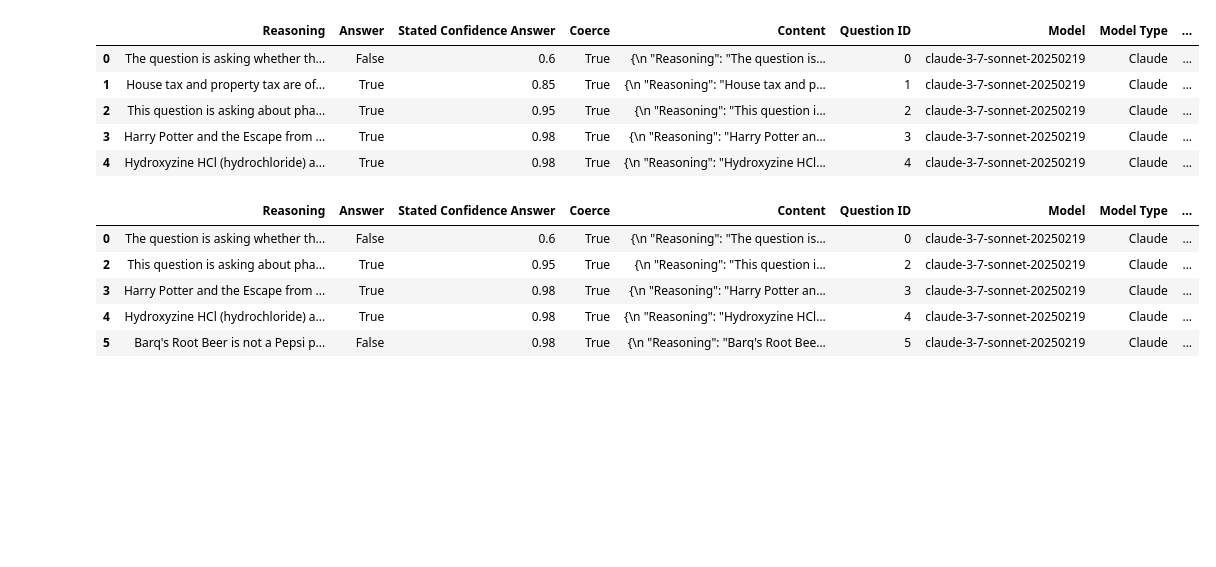
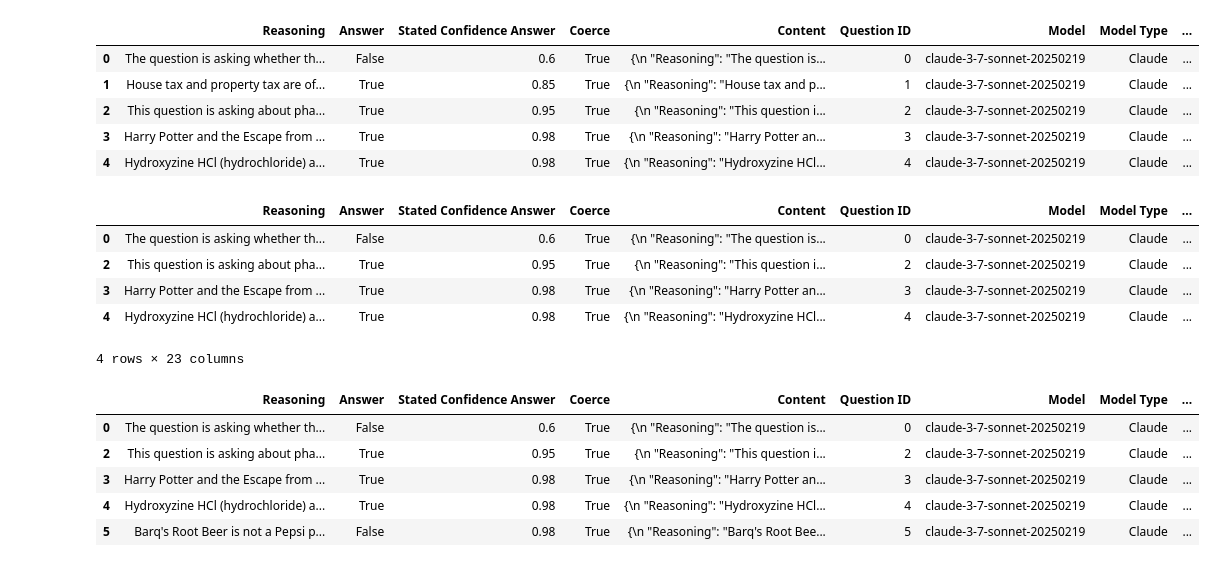
Before and after one commit to NoamMichael/Comparing-Confidence-in-LLMs, a Jupyter notebook: analysis.ipynb, the cells around one changed output. Drawn from its saved outputs; the diff is of its cells as text; code cells hidden in the pictures; blank space fills up the shorter version.

```diff
--- a/analysis.ipynb
+++ b/analysis.ipynb
@@ -213,28 +194,31 @@ Parsed Results/Claude
 # %%
 combined_clean = combined_df.copy()
 combined_clean['combined_name'] = combined_clean['Question ID'] + "_" + combined_clean["Question Set"]
 
 s = combined_clean["combined_name"].value_counts() % 11  #---------------- This seems to get rid of too much
 bad_qid = s.index[s.ne(0)].tolist()
 
 combined_clean = combined_clean[~combined_clean["combined_name"].isin(bad_qid)]
 
 
 # this gets the qid and qset where coerce is false
 bad_qid_qset = combined_df[combined_df["Coerce"] == False][["Question ID", "Question Set"]]
 
 #bad_qid_qset = bad_qid_qset[["Question ID", "Question Set"]]
 
 bad = set(bad_qid_qset["Question ID"] +  "_" + bad_qid_qset["Question Set"])
 
-
-combined_clean['combined_name'] = combined_clean['Question ID'] + "_" + combined_clean["Question Set"]
-
-
-
 mask = ~combined_clean["combined_name"].isin(bad)   # True = keep
 
 combined_clean = combined_clean[mask]
+combined_clean.head(4)
+# %% [output]
+|  | Reasoning | Answer | Stated Confidence Answer | Coerce | Content | Question ID | Model | Model Type | ... |
+| 0 | The question is asking whether th... | False | 0.6 | True | {\n "Reasoning": "The question is... | 0 | claude-3-7-sonnet-20250219 | Claude | ... |
+| 2 | This question is asking about pha... | True | 0.95 | True | {\n "Reasoning": "This question i... | 2 | claude-3-7-sonnet-20250219 | Claude | ... |
+| 3 | Harry Potter and the Escape from ... | True | 0.98 | True | {\n "Reasoning": "Harry Potter an... | 3 | claude-3-7-sonnet-20250219 | Claude | ... |
+| 4 | Hydroxyzine HCl (hydrochloride) a... | True | 0.98 | True | {\n "Reasoning": "Hydroxyzine HCl... | 4 | claude-3-7-sonnet-20250219 | Claude | ... |
+4 rows × 23 columns
 # %%
 ## Clean up MCQ Question Sets
 cc = combined_clean[combined_clean["Question Set"].isin(mcq_qsets)]
```
Also changed, not shown: parts of 13 cells of this notebook.
